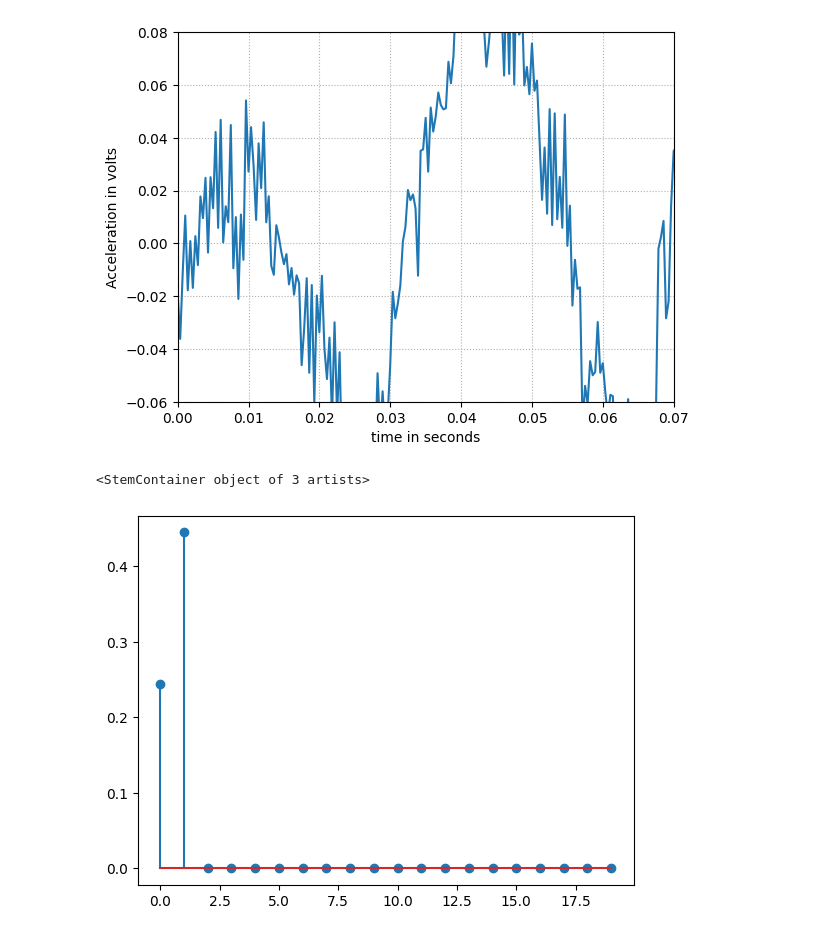
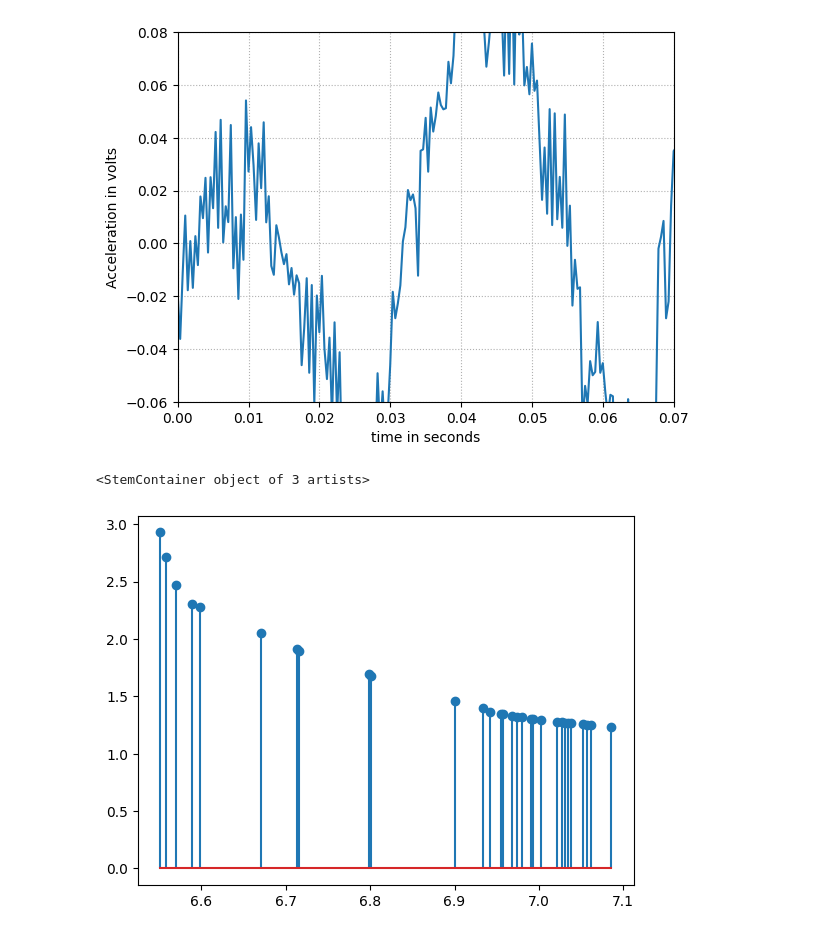
Before and after one commit to cwcyenk/PVC-SLP-Reproduction, a Jupyter notebook: PVC-SLP_encoder.ipynb, the cells around one changed output. Cells and saved outputs as stored; diff of their text form; code cells hidden in the pictures.

```diff
--- a/PVC-SLP_encoder.ipynb
+++ b/PVC-SLP_encoder.ipynb
@@ -300,9 +459,9 @@ def huffman_encode_sequence(symbols, huff_dict):
 # -----------------------------------------------------------
 if __name__ == "__main__":
 
-    tooltip = "finger_Probe" # 1spike_Probe, 3x1small-round_Probe, 3x1spike_Probe, 3x3_Probe, 3x3small-round_Probe, big-half-round_Probe, big-round_Probe, finger_Probe
+    tooltip = "1spike_Probe" # 1spike_Probe, 3x1small-round_Probe, 3x1spike_Probe, 3x3_Probe, 3x3small-round_Probe, big-half-round_Probe, big-round_Probe, finger_Probe
     material = "rubber"  # BalticBrown, aluminiumGrid, antiVibPad, bamboo, cork, felt, foam, polyesterPad, rubber
-    speed = "medium"  # medium, fast
+    speed = "fast"  # medium, fast
     sampling_rate = 2800
     dct_quantization_scale = 1.0
     num_samples_per_frame = 200
@@ -339,7 +498,8 @@ if __name__ == "__main__":
     x_norm = normalize_signal(acc_combined_cut_frame)
 
     # Step 2: SLP coefficients
-    a_opt, gamma_opt, residual_norms, coeff_norms, x_tilde = slp_coefficients(x_norm, K=ar_order)
+    #a_opt, gamma_opt, residual_norms, coeff_norms, x_tilde = slp_coefficients(x_norm, K=ar_order)
+    a_opt, gamma_opt, residual_norms, coeff_norms, x_tilde = haha(x_norm, K=ar_order)
 
     # Step 3: RC
     rc = slp_to_rc(a_opt)
@@ -395,12 +566,13 @@ plt.grid(True, linestyle=':')
 # %%
 # -------------------------------------
 # Print the SLP prediction coefficients
 # -------------------------------------
 
-plt.stem(a_opt)
+#plt.stem(a_opt)
+plt.stem(residual_norms, coeff_norms)
 # %% [output]
 <StemContainer object of 3 artists>
-[figure, old version]
+[figure, new version]
 # %%
 import matplotlib.pyplot as plt
 
```
Also changed, not shown: parts of 6 cells of this notebook.
